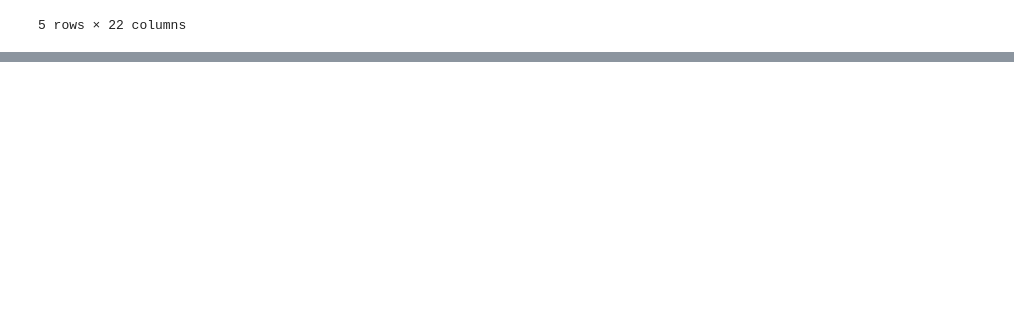
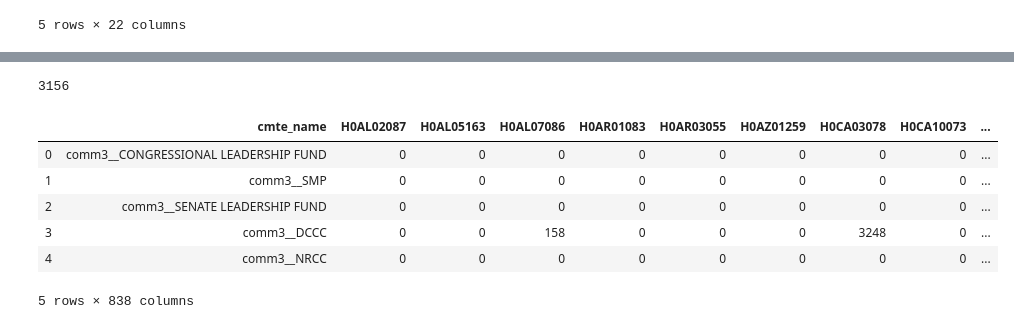
Before and after one commit to volsweep/volsweep.github.io, a Jupyter notebook: projects/FEC/2018/04aii - 2018_CommitteeContributions_clean_withwinner.ipynb, the cells around one changed output, grey strips where cells are left out. Saved outputs shown, nothing was run; the diff lists cells and outputs as text; code cells hidden in the pictures; blank space fills up the shorter version.

```diff
--- a/projects/FEC/2018/04aii - 2018_CommitteeContributions_clean_withwinner.ipynb
+++ b/projects/FEC/2018/04aii - 2018_CommitteeContributions_clean_withwinner.ipynb
@@ -1410,14 +54,0 @@ findall(['voter', 'guide'])
-# %%
-lil_pas = pas[pas['transaction_tp'].apply(lambda x: x in [
-    'Independent expenditure opposing election of candidate',
-    'Independent expenditure advocating election of candidate',
-    'Coordinated party expenditure',
-])]
-lil_pas['name'].value_counts()[450:500]
-# %%
-lil_pas = pas[pas['transaction_tp'].apply(lambda x: x in [
-    'Independent expenditure opposing election of candidate',
-    'Independent expenditure advocating election of candidate',
-    'Coordinated party expenditure',
-])]
-lil_pas['name'].value_counts()[500:550]
@@ -1855,0 +55,3 @@ pas.loc[
+# %%
+print(pas.loc[pas['cmte_name'].isnull(), 'transaction_amt'].sum())
+pas.loc[pas['cmte_name'].isnull(), 'cmte_name'] = '(cmte_name missing)'
@@ -1856,3 +101,6 @@ pas.loc[
+# %%
+# label contributions *advocating for* candidate
+pas['cmte_name'] = [f'comm3__{x}' for x in pas['cmte_name']]
 # %%
 # label coord party expenditures
 pas.loc[
@@ -1863,38 +111,47 @@ pas.loc[
     'name'].apply(lambda x: 'comm2__' + x + ' (in-kind)')
 # %%
 # create dataframe to show summary stats per committee
-gave = pd.DataFrame()
+spent = pd.DataFrame()
 
-gave['name'] = sorted(list(pas['name'].value_counts()[pas['name'].value_counts() > 5].index))
+spent['cmte_name'] = sorted(list(pas['cmte_name'].value_counts()[pas['cmte_name'].value_counts() > 5].index))
 
 # one column for each candidate appearing
 each = sorted(list(set(pas['cand_id'])))
 for which in each:
-    gave[which] = [0]*len(gave)
+    spent[which] = [0]*len(spent)
 
 total = []
 count = []
 distinct = []
 ents = []
-for name in gave['name']:
-    lil_pas = pas[pas['name'] == name]
+for name in spent['cmte_name']:
+    lil_pas = pas[pas['cmte_name'] == name]
     total.append(lil_pas['transaction_amt'].sum())
     count.append(len(lil_pas))
     distinct.append(len(lil_pas.drop_duplicates(['cand_id'])))
     every_each = list(lil_pas['cand_id'].values)
     for which in every_each:
         comm_cand = lil_pas.loc[lil_pas['cand_id'] == which, 'transaction_amt'].sum()
         if comm_cand > 0:
-            gave.loc[gave['name'] == name, which] = comm_cand
+            spent.loc[spent['cmte_name'] == name, which] = comm_cand
     ents.append(list(set(lil_pas['entity_tp'])))
 
-gave['total'] = total
-gave['count'] = count
-gave['distinct'] = distinct
-gave['entity_tps'] = ents
+spent['total'] = total
+spent['count'] = count
+spent['distinct'] = distinct
+spent['entity_tps'] = ents
 del total, count, distinct, ents
 
-gave.sort_values(['total'], ascending = False, inplace = True)
-gave.reset_index(drop = True, inplace = True)
-print(len(gave))
-gave.head()
+spent.sort_values(['total'], ascending = False, inplace = True)
+spent.reset_index(drop = True, inplace = True)
+print(len(spent))
+spent.head()
+# %% [output]
+3156
+|  | cmte_name | H0AL02087 | H0AL05163 | H0AL07086 | H0AR01083 | H0AR03055 | H0AZ01259 | H0CA03078 | H0CA10073 | ... |
+| 0 | comm3__CONGRESSIONAL LEADERSHIP FUND | 0 | 0 | 0 | 0 | 0 | 0 | 0 | 0 | ... |
+| 1 | comm3__SMP | 0 | 0 | 0 | 0 | 0 | 0 | 0 | 0 | ... |
+| 2 | comm3__SENATE LEADERSHIP FUND | 0 | 0 | 0 | 0 | 0 | 0 | 0 | 0 | ... |
+| 3 | comm3__DCCC | 0 | 0 | 158 | 0 | 0 | 0 | 3248 | 0 | ... |
+| 4 | comm3__NRCC | 0 | 0 | 0 | 0 | 0 | 0 | 0 | 0 | ... |
+5 rows × 838 columns
```
Also changed, not shown: parts of 588 cells of this notebook, 4 other files.
